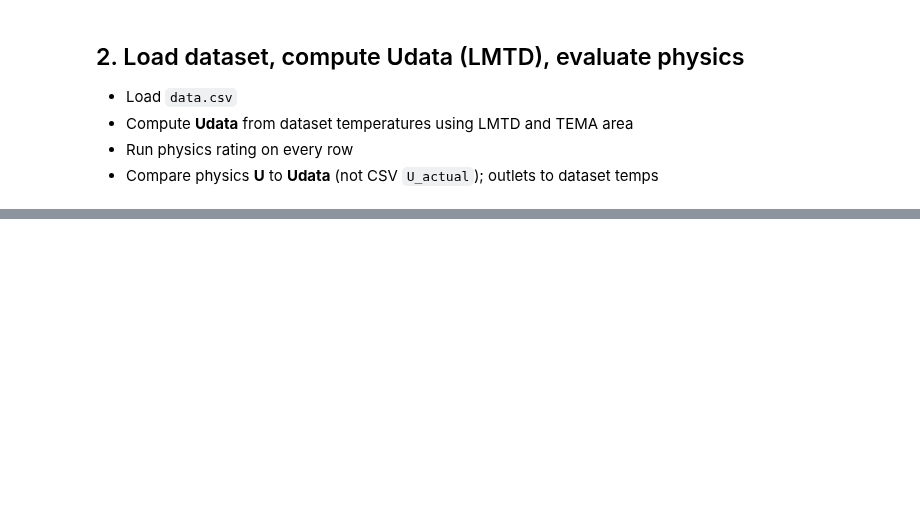
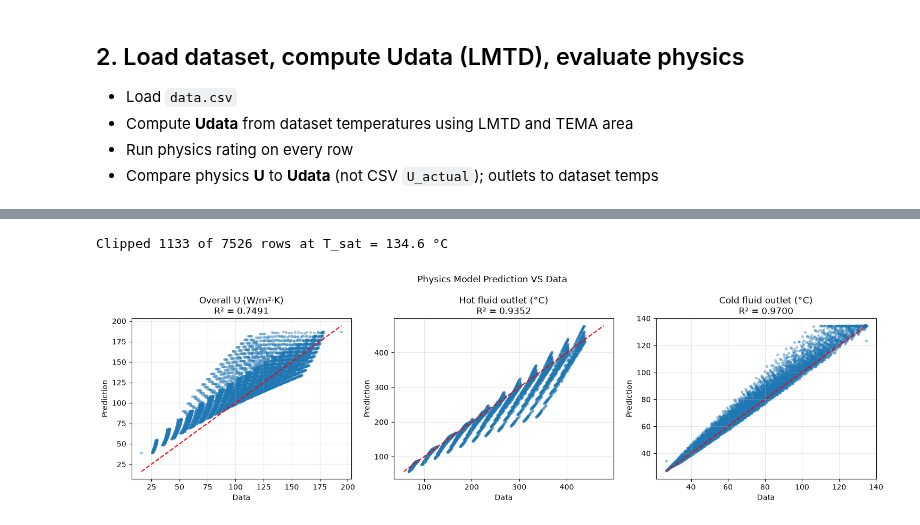
Before and after one commit to JBS-Technical-Solutions/Jbs-webiste, a Jupyter notebook: simulators/heat-exchanger/A0-PhysicsModelOnly.ipynb, the cells around one changed output, grey strips where cells are left out. Cells and saved outputs as stored; diff of their text form; code cells hidden in the pictures; blank space fills up the shorter version.

```diff
--- a/simulators/heat-exchanger/A0-PhysicsModelOnly.ipynb
+++ b/simulators/heat-exchanger/A0-PhysicsModelOnly.ipynb
@@ -602,0 +636,67 @@ plt.show()
+# %%
+# =====================================================================
+# CLIP WATER OUTLET AT SATURATION TEMPERATURE  (separate post-processing)
+# =====================================================================
+# In data.csv the water outlet never goes above ~134.6 °C: at the water-side
+# pressure (~3 bar) the water starts boiling, and extra heat goes into
+# evaporation instead of raising the temperature.
+# The physics model treats water as liquid only, so it can predict values
+# above this. Here we simply cap the prediction at T_SAT_WATER.
+# The physics model itself is NOT changed — delete/skip this cell to undo.
+
+T_SAT_WATER = 134.6   # °C, max water outlet seen in data.csv
+
+# Keep the original (unclipped) prediction for reference
+df["T_water_out_physics_raw"] = df["T_water_out_physics"]
+
+# Cap the prediction at the saturation temperature
+df["T_water_out_physics"] = df["T_water_out_physics_raw"].clip(upper=T_SAT_WATER)
+
+n_clipped = int((df["T_water_out_physics_raw"] > T_SAT_WATER).sum())
+print(f"Clipped {n_clipped} of {len(df)} rows at T_sat = {T_SAT_WATER} °C")
+# ====================== END OF CLIP SECTION ==========================
+# %% [output]
+Clipped 1133 of 7526 rows at T_sat = 134.6 °C
+# %%
+# PLOT ACTUAL DATA vs PHYSICS PREDICTIONS
+# Goal:
+#   Make 3 scatter plots for U, Taout, and Twout.
+#   If points lie near the red dashed line, predictions are good.
+
+
+# Create 1 row with 3 side-by-side plots
+fig, axes = plt.subplots(1, 3, figsize=(15, 4.5))
+
+# Each item = (actual column, physics column, plot title)
+pairs = [
+    ("Udata", "U_physics", "Overall U (W/m²·K)"),
+    ("T_air_out", "T_air_out_physics", "Hot fluid outlet (°C)"),
+    ("T_water_out", "T_water_out_physics", "Cold fluid outlet (°C)"),
+]
+
+# Draw one scatter plot for each output variable
+for ax, (a, p, title) in zip(axes, pairs):
+    # Scatter: x = actual data , y = physics prediction
+    ax.scatter(df[a], df[p], s=8, alpha=0.35)
+
+    # Ideal line (y = x): perfect prediction would fall on this line
+    lo = min(df[a].min(), df[p].min())
+    hi = max(df[a].max(), df[p].max())
+    ax.plot([lo, hi], [lo, hi], "r--", lw=1.5)
+
+    ax.grid(True, alpha=0.3)
+    ax.set_xlabel("Data")
+    ax.set_ylabel("Prediction")
+
+    # R² of this output, shown on top of the plot
+    r2 = r2_score(df[a], df[p])
+    ax.set_title(f"{title}\nR² = {r2:.4f}")
+    ax.grid(True, alpha=0.3)
+
+# Main title for all three plots
+plt.suptitle("Physics Model Prediction VS Data")
+
+plt.tight_layout()
+plt.show()
+# %% [output]
+[figure, added]
```
Also changed, not shown: parts of 10 cells of this notebook, 14 other files.
